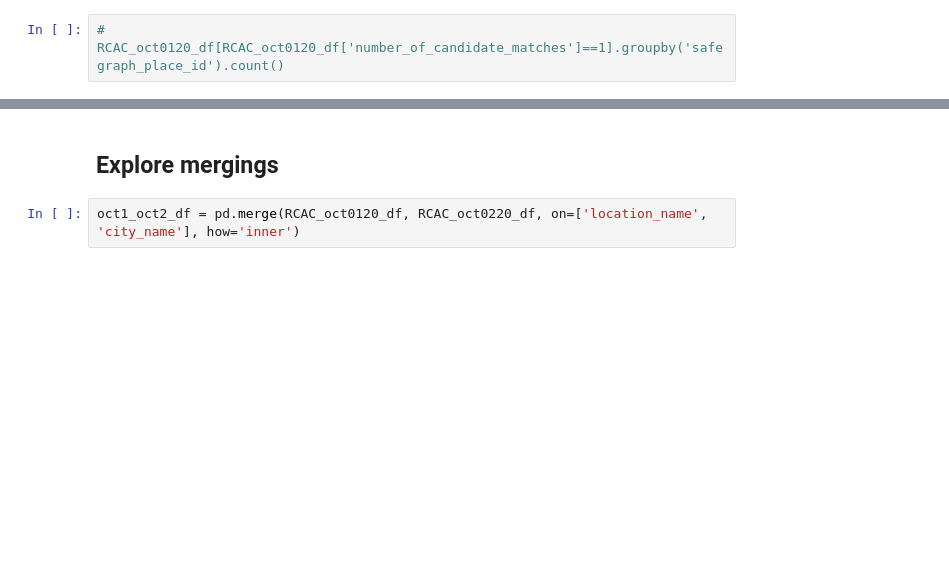
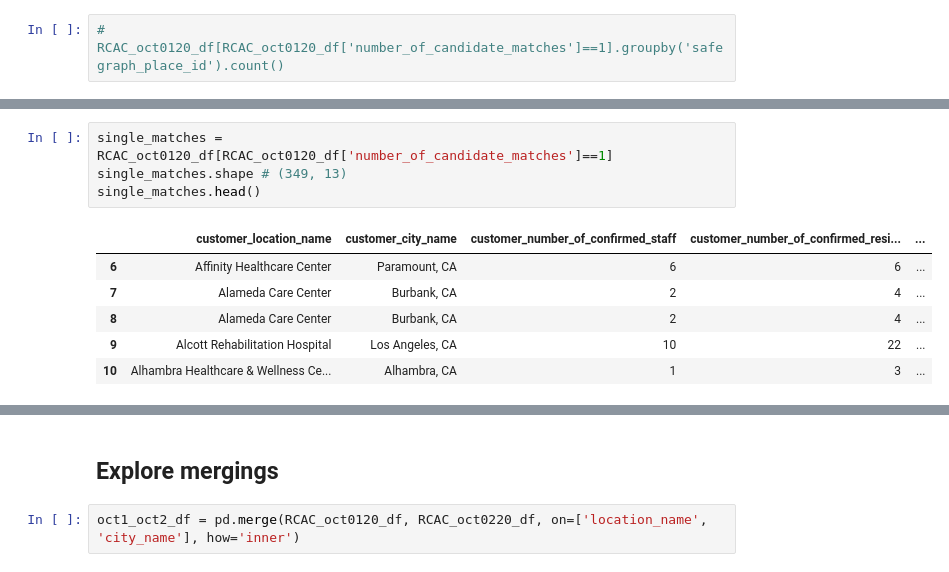
Before and after one commit to francisco-avalos/LA_covid19_data_cases, a Jupyter notebook: jupyter-notebook-sandbox/Sandbox - Adding POI to usc-model.ipynb, the cells around one changed output, grey strips where cells are left out. Cells and saved outputs as stored; diff of their text form; blank space fills up the shorter version.

```diff
--- a/jupyter-notebook-sandbox/Sandbox - Adding POI to usc-model.ipynb
+++ b/jupyter-notebook-sandbox/Sandbox - Adding POI to usc-model.ipynb
@@ -76,0 +127,11 @@ len(RCAC_oct0120_df[RCAC_oct0120_df['number_of_candidate_matches']==1]['safegrap
+# %%
+single_matches = RCAC_oct0120_df[RCAC_oct0120_df['number_of_candidate_matches']==1]
+single_matches.shape # (349, 13)
+single_matches.head()
+# %% [output]
+|  | customer_location_name | customer_city_name | customer_number_of_confirmed_staff | customer_number_of_confirmed_resi... | ... |
+| 6 | Affinity Healthcare Center | Paramount, CA | 6 | 6 | ... |
+| 7 | Alameda Care Center | Burbank, CA | 2 | 4 | ... |
+| 8 | Alameda Care Center | Burbank, CA | 2 | 4 | ... |
+| 9 | Alcott Rehabilitation Hospital | Los Angeles, CA | 10 | 22 | ... |
+| 10 | Alhambra Healthcare & Wellness Ce... | Alhambra, CA | 1 | 3 | ... |
```
Also changed, not shown: parts of 10 cells of this notebook.
